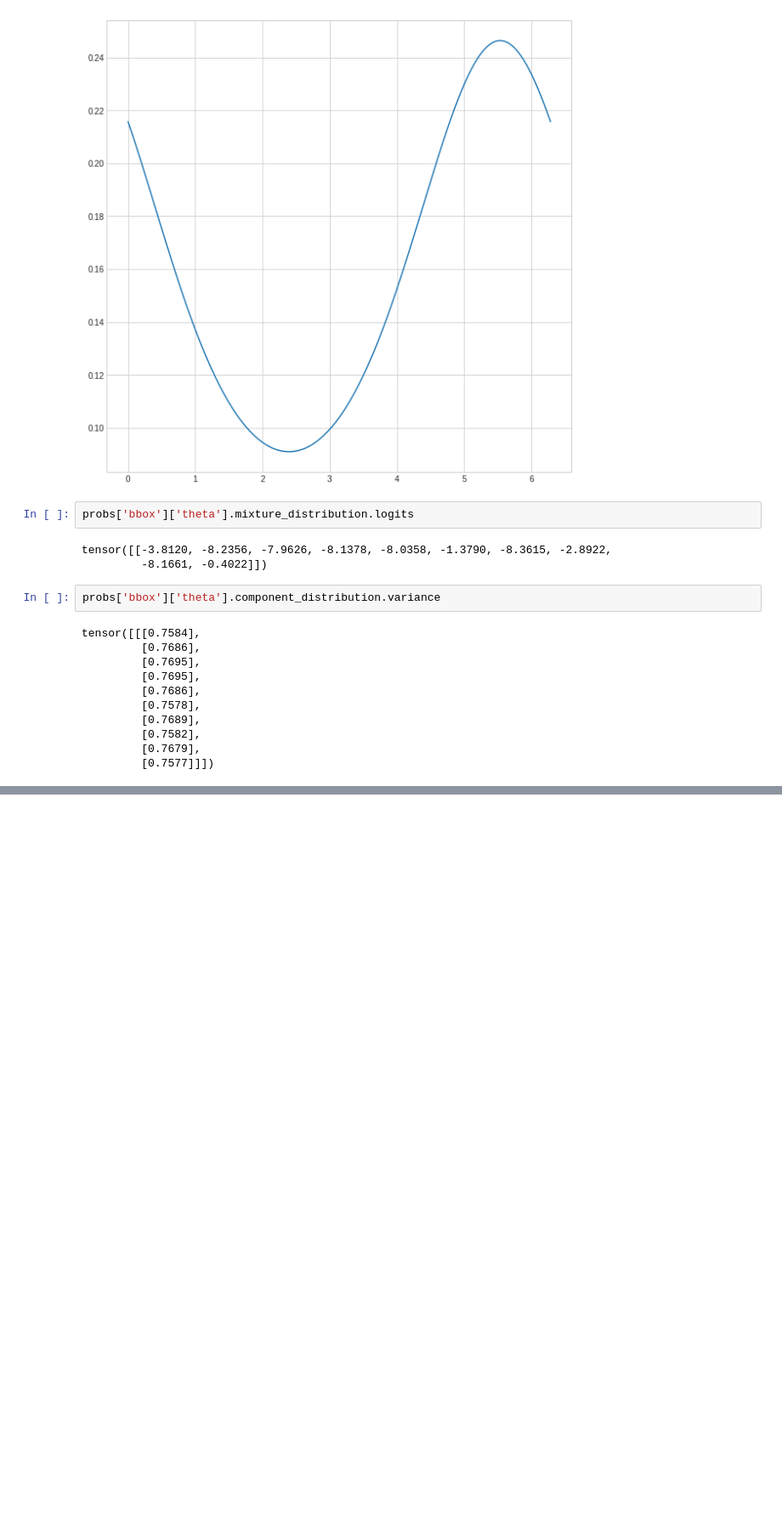
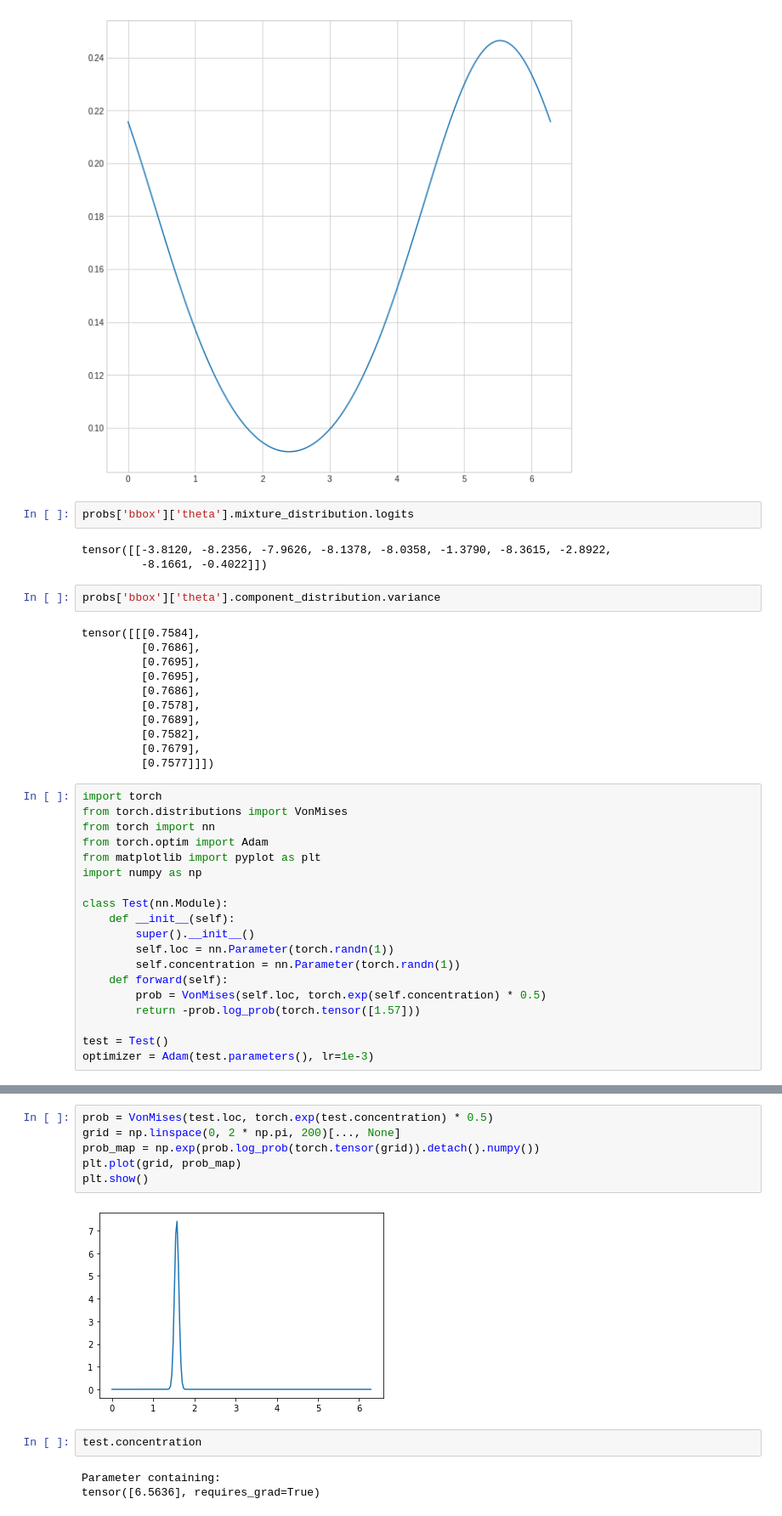
Before and after one commit to Abracadabra0/ATISS-Traffic, a Jupyter notebook: visualize.ipynb, the cells around one changed output, grey strips where cells are left out. Shown: that part at 85% size. Saved outputs shown, nothing was run; the diff lists cells and outputs as text; blank space fills up the shorter version.

```diff
--- a/visualize.ipynb
+++ b/visualize.ipynb
@@ -137,3 +137,22 @@ tensor([[[0.7584],
          [0.7582],
          [0.7679],
          [0.7577]]])
+# %%
+import torch
+from torch.distributions import VonMises
+from torch import nn
+from torch.optim import Adam
+from matplotlib import pyplot as plt
+import numpy as np
+
+class Test(nn.Module):
+    def __init__(self):
+        super().__init__()
+        self.loc = nn.Parameter(torch.randn(1))
+        self.concentration = nn.Parameter(torch.randn(1))
+    def forward(self):
+        prob = VonMises(self.loc, torch.exp(self.concentration) * 0.5)
+        return -prob.log_prob(torch.tensor([1.57]))
+
+test = Test()
+optimizer = Adam(test.parameters(), lr=1e-3)
@@ -139,0 +184,13 @@ tensor([[[0.7584],
+# %%
+prob = VonMises(test.loc, torch.exp(test.concentration) * 0.5)
+grid = np.linspace(0, 2 * np.pi, 200)[..., None]
+prob_map = np.exp(prob.log_prob(torch.tensor(grid)).detach().numpy())
+plt.plot(grid, prob_map)
+plt.show()
+# %% [output]
+[figure, added]
+# %%
+test.concentration
+# %% [output]
+Parameter containing:
+tensor([6.5636], requires_grad=True)
```
Also changed, not shown: parts of 2 cells of this notebook, 1 other file.
